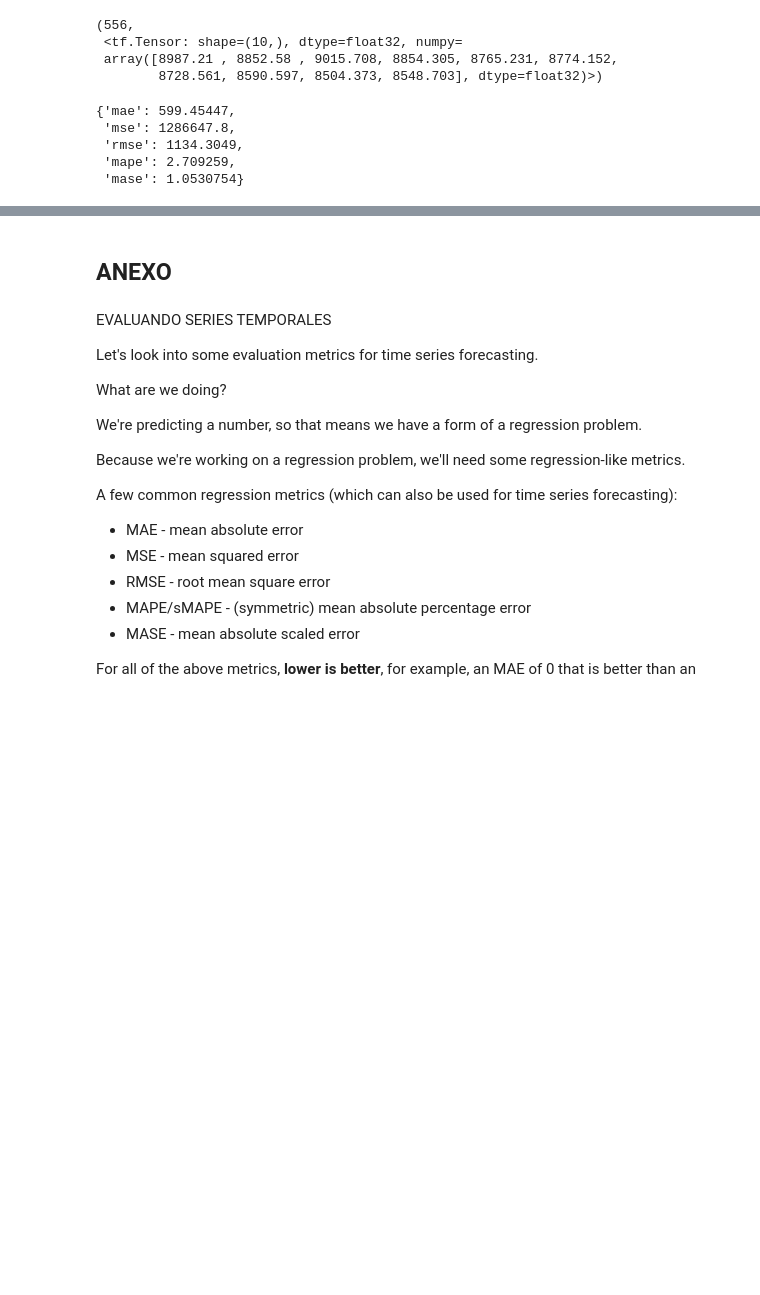
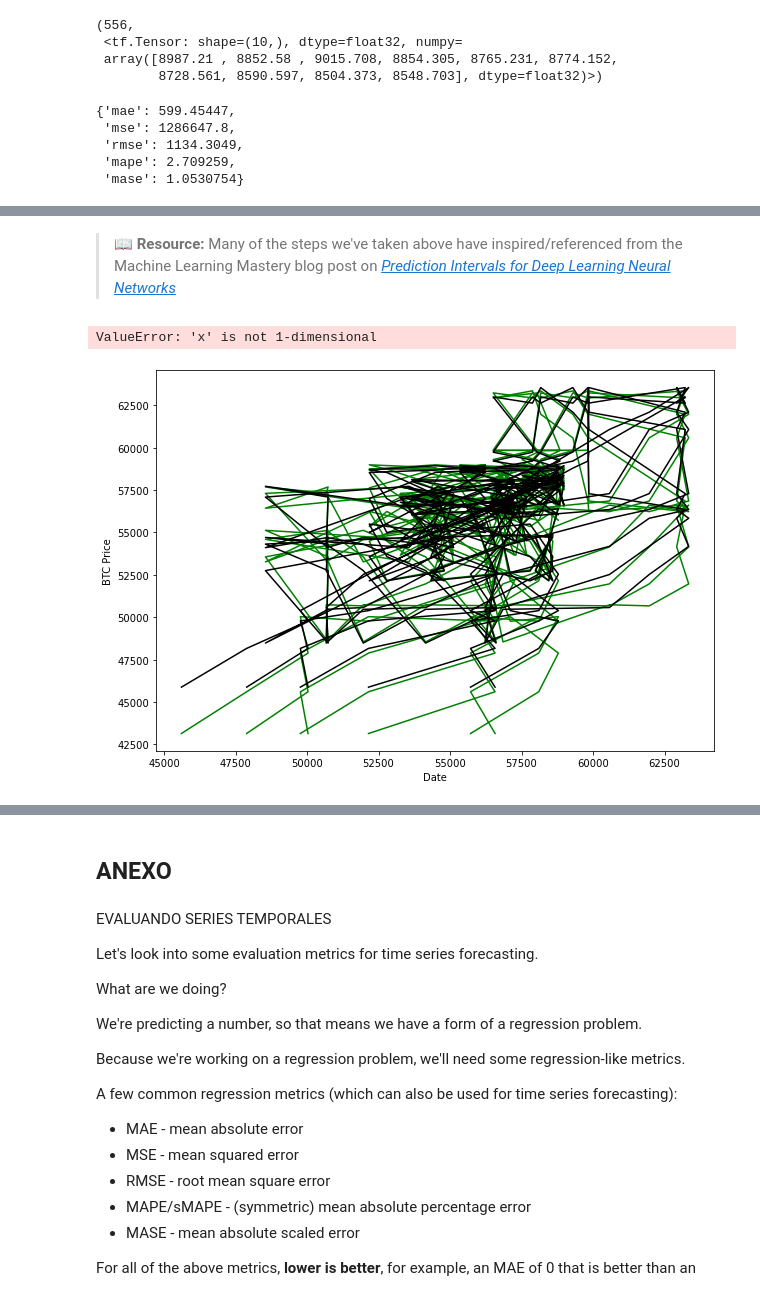
Before and after one commit to MNGARCIA085/IA---Study, a Jupyter notebook: TensorFlow/6. Time Series/Bitcoin Pred - Univariate Models.ipynb, the cells around one changed output, grey strips where cells are left out. Drawn from its saved outputs; the diff is of its cells as text; code cells hidden in the pictures; blank space fills up the shorter version.

Commit message:
ensamble model

```diff
--- a/TensorFlow/6. Time Series/Bitcoin Pred - Univariate Models.ipynb
+++ b/TensorFlow/6. Time Series/Bitcoin Pred - Univariate Models.ipynb
@@ -628,0 +722,5 @@ model_5_results
+# %%
+# Example usage:
+# train_dataset y test_dataset deben ser definidos antes de llamar a get_ensemble_models
+# HORIZON también debe ser definido previamente
+ensemble_models = get_ensemble_models(train_data=train_dataset, test_data=test_dataset, num_iter=5, num_epochs=200)
@@ -628,0 +773,6 @@ model_5_results
+# %%
+# Create a list of ensemble predictions
+
+ensemble_preds = make_ensemble_preds(ensemble_models=ensemble_models,
+                                     data=test_dataset)
+ensemble_preds
@@ -628,0 +865,39 @@ model_5_results
+# %%
+# Find upper and lower bounds of ensemble predictions
+def get_upper_lower(preds): # 1. Take the predictions from a number of randomly intialized models
+
+  # 2. Measure the standard deviation of the predictions
+  std = tf.math.reduce_std(preds, axis=0)
+
+  # 3. Multiply the standard deviation by 1.96
+  interval = 1.96 * std
+
+  # 4. Get the prediction interval upper and lower bounds
+  preds_mean = tf.reduce_mean(preds, axis=0)
+  lower, upper = preds_mean - interval, preds_mean + interval
+
+  return lower, upper
+# %%
+# Get the upper and lower bounds of the 95% percent prediction interval
+lower, upper = get_upper_lower(preds=ensemble_preds)
+# %% [markdown]
+> 📖 **Resource:** Many of the steps we've taken above have inspired/referenced from the Machine Learning Mastery blog post on [*Prediction Intervals for Deep Learning Neural Networks*](https://machinelearningmastery.com/prediction-intervals-for-deep-learning-neural-networks/)
+# %%
+# Get the median/mean values of our ensemble preds
+ensemble_median = np.median(ensemble_preds, axis=0)
+
+# Plot the median of our ensemble preds along with the prediction intervals (where the predictions fall between)
+offset=500
+plt.figure(figsize=(10, 7))
+plt.plot(X_test[offset:], y_test[offset:], "g", label="Test Data")
+plt.plot(X_test[offset:], ensemble_median[offset:], "k-", label="Ensemble Median")
+plt.xlabel("Date")
+plt.ylabel("BTC Price")
+# To plot the upper and lower bounds, let's use fill_between: https://matplotlib.org/stable/api/_as_gen/matplotlib.pyplot.fill_between.html
+plt.fill_between(X_test[offset:],
+                 (lower)[offset:],
+                 (upper)[offset:], label="Prediction Intervals")
+plt.legend(loc="upper left", fontsize=14);
+# %% [output]
+ValueError: 'x' is not 1-dimensional
+[figure, added]
```
Also changed, not shown: parts of 15 cells of this notebook.
